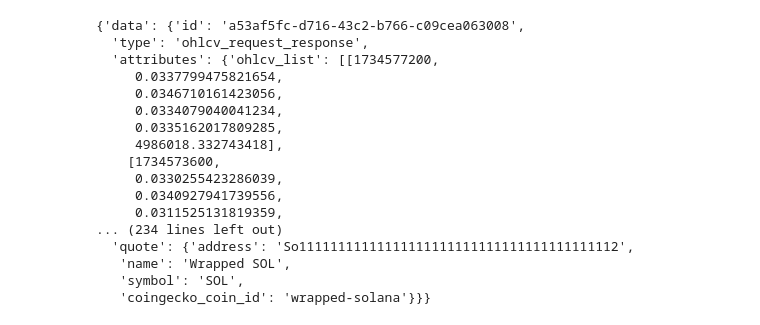
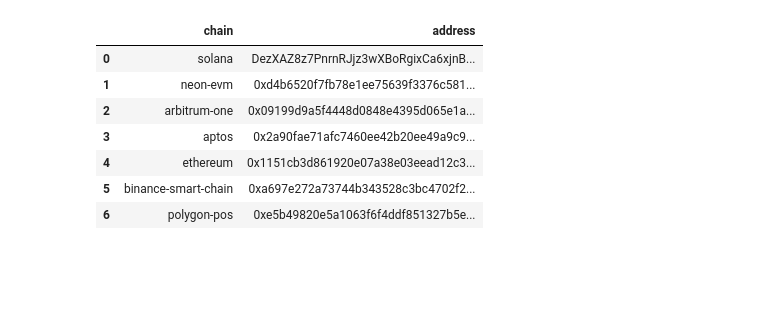
Before and after one commit to Hoidya/coingecko_101, a Jupyter notebook: dex/dex.ipynb, the cells around one changed output. Drawn from its saved outputs; the diff is of its cells as text; code cells hidden in the pictures; blank space fills up the shorter version.

```diff
--- a/dex/dex.ipynb
+++ b/dex/dex.ipynb
@@ -45,23 +45,30 @@ else:
-# %%
-data
-# %% [output]
-{'data': {'id': 'a53af5fc-d716-43c2-b766-c09cea063008',
-  'type': 'ohlcv_request_response',
-  'attributes': {'ohlcv_list': [[1734577200,
-     0.0337799475821654,
-     0.0346710161423056,
-     0.0334079040041234,
-     0.0335162017809285,
-     4986018.332743418],
-    [1734573600,
-     0.0330255423286039,
-     0.0340927941739556,
-     0.0311525131819359,
-... (234 lines left out)
-  'quote': {'address': 'So11111111111111111111111111111111111111112',
-   'name': 'Wrapped SOL',
-   'symbol': 'SOL',
-   'coingecko_coin_id': 'wrapped-solana'}}}
+# %%
+# 找到以 'platforms.' 开头的列
+platform_columns = [col for col in df.columns if col.startswith('platforms.')]
+
+# 创建一个新的 DataFrame
+new_rows = []
+
+# 提取数据
+for col in platform_columns:
+    chain_name = col.replace('platforms.', '')  # 获取 'platforms.' 后面的部分
+    # 创建每一行的字典
+    new_rows.extend([{'chain': chain_name, 'address': address} for address in df[col]])
+
+# 转换为 DataFrame
+new_df = pd.DataFrame(new_rows)
+
+# 查看结果
+new_df
+# %% [output]
+|  | chain | address |
+| 0 | solana | DezXAZ8z7PnrnRJjz3wXBoRgixCa6xjnB... |
+| 1 | neon-evm | 0xd4b6520f7fb78e1ee75639f3376c581... |
+| 2 | arbitrum-one | 0x09199d9a5f4448d0848e4395d065e1a... |
+| 3 | aptos | 0x2a90fae71afc7460ee42b20ee49a9c9... |
+| 4 | ethereum | 0x1151cb3d861920e07a38e03eead12c3... |
+| 5 | binance-smart-chain | 0xa697e272a73744b343528c3bc4702f2... |
+| 6 | polygon-pos | 0xe5b49820e5a1063f6f4ddf851327b5e... |
 # %%
 import os
 import requests
```
Also changed, not shown: parts of 10 cells of this notebook, 5 other files.
